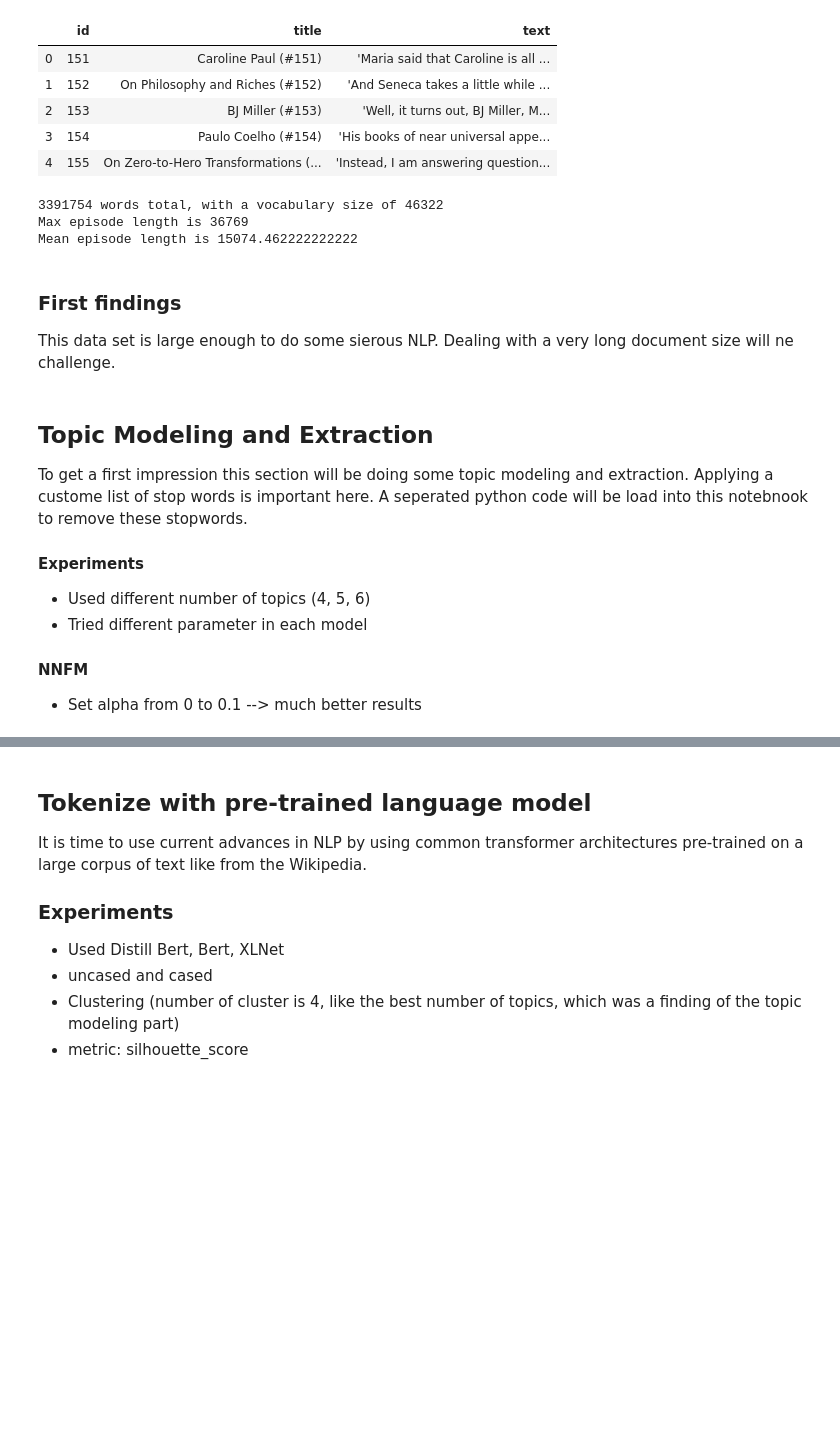
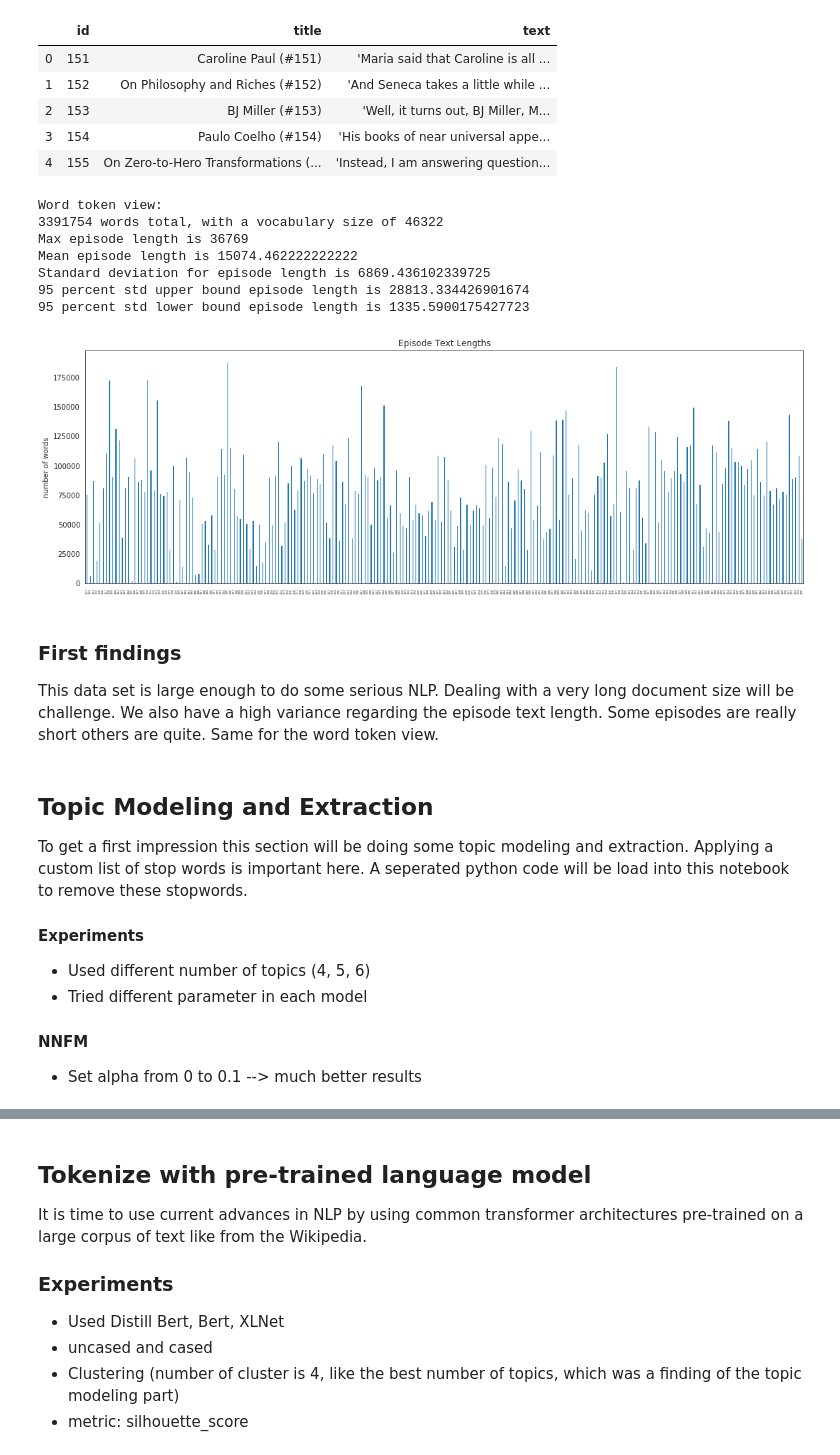
Before and after one commit to RobKnop/NLPwithTheTimFerrissShow, a Jupyter notebook: FinalCapstone_QnA_with_Tim.ipynb, the cells around one changed output, grey strips where cells are left out. Saved outputs shown, nothing was run; the diff lists cells and outputs as text; code cells hidden in the pictures; blank space fills up the shorter version.

```diff
--- a/FinalCapstone_QnA_with_Tim.ipynb
+++ b/FinalCapstone_QnA_with_Tim.ipynb
@@ -71,29 +82,47 @@ df.head()
 # %%
 # Print out some stats
 regexp_tokenizer = RegexpTokenizer(r'\w+')
-word_tokens = df["text"].apply(regexp_tokenizer.tokenize)
+df["tokens"] = df["text"].apply(regexp_tokenizer.tokenize)
 
 # Inspecting our dataset a little more
-all_words = [word for tokens in word_tokens for word in tokens]
-sentence_lengths = [len(tokens) for tokens in word_tokens]
+all_words = [word for tokens in df["tokens"] for word in tokens]
+sentence_lengths = [len(tokens) for tokens in df["tokens"]]
 VOCAB = sorted(list(set(all_words)))
+print("Word token view:")
 print("%s words total, with a vocabulary size of %s" % (len(all_words), len(VOCAB)))
 print("Max episode length is %s" % max(sentence_lengths))
 print("Mean episode length is %s" % np.mean(sentence_lengths))
+print("Standard deviation for episode length is %s" % np.std(sentence_lengths))
+print("95 percent std upper bound episode length is %s" % str(np.mean(sentence_lengths) + np.std(sentence_lengths) * 2))
+print("95 percent std lower bound episode length is %s" % str(np.mean(sentence_lengths) - np.std(sentence_lengths) * 2))
 
+# Plot episode text lengths
+plt.figure(figsize=(18, 6))
+ax = df.text.str.len().plot.bar(1, title='Episode Text Lengths')
+ax.set_xticklabels(df.id, rotation=90, size=4)
+ax.set_ylabel("number of words")
+plt.show()
+
+# Get labels
 label = df["title"].tolist()
 # %% [output]
+Word token view:
 3391754 words total, with a vocabulary size of 46322
 Max episode length is 36769
 Mean episode length is 15074.462222222222
+Standard deviation for episode length is 6869.436102339725
+95 percent std upper bound episode length is 28813.334426901674
+95 percent std lower bound episode length is 1335.5900175427723
+[figure, added]
 # %% [markdown]
  ### First findings
- This data set is large enough to do some sierous NLP. Dealing with a very long document size will ne challenge.
+ This data set is large enough to do some serious NLP. Dealing with a very long document size will be challenge.
+ We also have a high variance regarding the episode text length. Some episodes are really short others are quite. Same for the word token view.
 # %% [markdown]
  ## Topic Modeling and Extraction
  To get a first impression this section will be doing some topic modeling and extraction.
- Applying a custome list of stop words is important here.
- A seperated python code will be load into this notebnook to remove these stopwords.
+ Applying a custom list of stop words is important here.
+ A seperated python code will be load into this notebook to remove these stopwords.
 
  #### Experiments
  * Used different number of topics (4, 5, 6)
```
Also changed, not shown: parts of 18 cells of this notebook.
